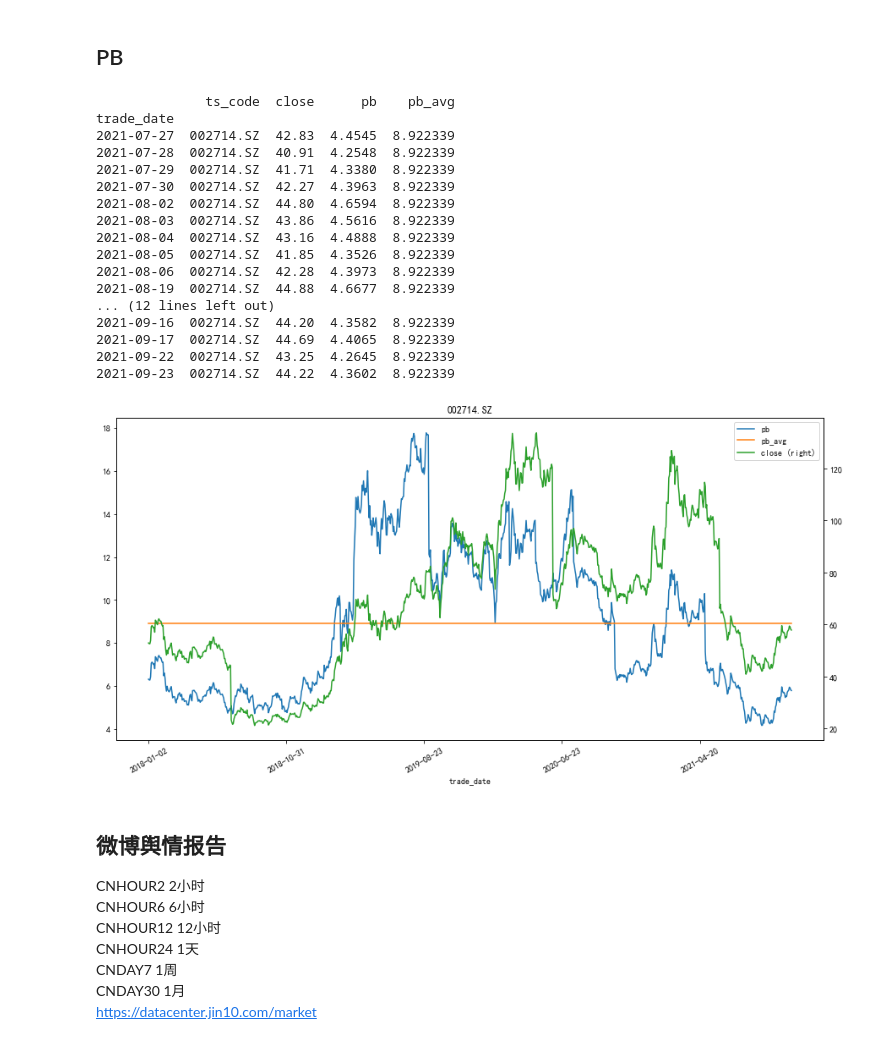
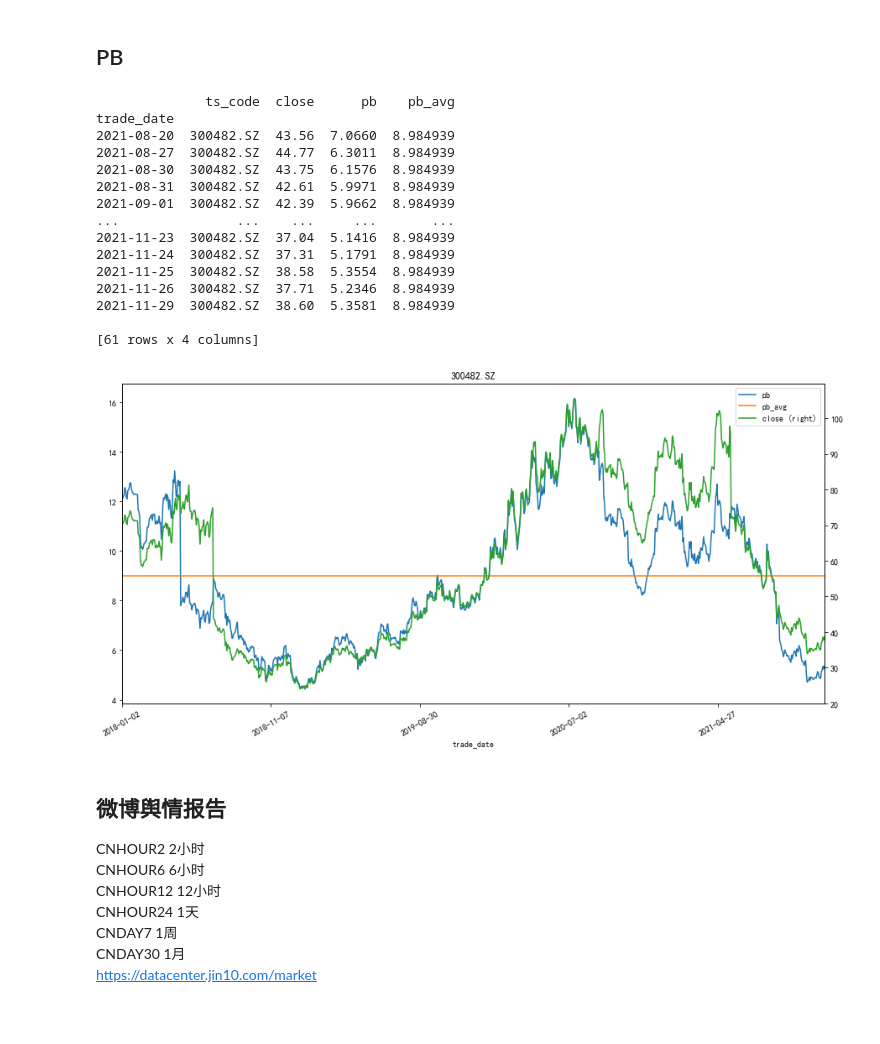
Before and after one commit to rufushuachen/code_bk, a Jupyter notebook: china_econmic_analysis.ipynb, the cells around one changed output. Cells and saved outputs as stored; diff of their text form; code cells hidden in the pictures; blank space fills up the shorter version.

```diff
--- a/china_econmic_analysis.ipynb
+++ b/china_econmic_analysis.ipynb
@@ -956,3 +1075,10 @@ series_pct.sort_values(ascending=False)
 非银金融    -0.55
 银行      -1.16
 Name: 涨跌幅(%), dtype: float64
+# %%
+pro = ts.pro_api()
+df = pro.index_basic(market='SZSE')
+df
+code = df[df['category']=='策略指数'].ts_code.values
+name = df[df['category']=='策略指数'].name.values
+dict(zip(name,code))
@@ -1414,13 +1558,13 @@ class Security_PE(object):
 
 if __name__ == "__main__":
     pro = ts.pro_api()
-    df = pro.query('daily_basic', ts_code='600598.SH',start_date='20090101', end_date='20211109',fields='ts_code,trade_date,pe_ttm,close')
+    df = pro.query('daily_basic', ts_code='300482.SZ',start_date='20090101', end_date='20211129',fields='ts_code,trade_date,pe_ttm,close')
 
     stock = Security_PE(df)
     str0 = df.iloc[0,0]
     str1 =  datetime.now().strftime("%Y-%m-%d")  #取当前日期
     data = pd.read_csv(str0 +'-' +str1 + '_PE.csv',index_col='trade_date')
-    data = data.loc['2018-01-01':'2021-11-09']  #选取时间段
+    data = data.loc['2018-01-01':'2021-11-29']  #选取时间段
     stock.plot(data)
     stock.cal(data)
 # %% [output]
@@ -1460,51 +1604,49 @@ class Security_PB(object):
 
     def push_data(self):
         self.df['trade_date']  = df.trade_date.apply(lambda x: datetime.strptime(x,'%Y%m%d'))
         self.df.set_index('trade_date',inplace=True)
         self.df.sort_index(inplace=True)
         self.df['pb_avg'] = self.df.pb.mean()
         str0 = self.df.iloc[0,0]
         str1 =  datetime.now().strftime("%Y-%m-%d")  #取当前日期
         self.df.to_csv(str0 +'-' +str1 + '_PB.csv') #存储文件
 
     def plot(self,data):
         data['pb_avg'] = data['pb'].mean()
 #         data[['pb','pb_avg']].plot(figsize=(15,7),title=data.iloc[0,0],rot=30)
         data[['pb','pb_avg','close']].plot(figsize=(15,7),title=data.iloc[0,0],rot=30,secondary_y=['close'])
     def cal(self,data):
 
         data = data[data.index>'2021-01-01']
         print(data[data['close'] < 45])
 if __name__ == "__main__":
     pro = ts.pro_api()
-    df = pro.query('daily_basic', ts_code='002714.SZ',start_date='20090101', end_date='20211108',fields='ts_code,trade_date,pb,close')
+    df = pro.query('daily_basic', ts_code='300482.SZ',start_date='20090101', end_date='20211129',fields='ts_code,trade_date,pb,close')
 
     stock = Security_PB(df)
     str0 = df.iloc[0,0]
     str1 =  datetime.now().strftime("%Y-%m-%d")  #取当前日期
     data = pd.read_csv(str0 +'-' +str1 + '_PB.csv',index_col='trade_date')
-    data = data.loc['2018-01-01':'2021-11-08']  #选取时间段
+    data = data.loc['2018-01-01':'2021-11-29']  #选取时间段
     stock.plot(data)
     stock.cal(data)
 # %% [output]
               ts_code  close      pb    pb_avg
 trade_date
-2021-07-27  002714.SZ  42.83  4.4545  8.922339
-2021-07-28  002714.SZ  40.91  4.2548  8.922339
-2021-07-29  002714.SZ  41.71  4.3380  8.922339
-2021-07-30  002714.SZ  42.27  4.3963  8.922339
-2021-08-02  002714.SZ  44.80  4.6594  8.922339
-2021-08-03  002714.SZ  43.86  4.5616  8.922339
-2021-08-04  002714.SZ  43.16  4.4888  8.922339
-2021-08-05  002714.SZ  41.85  4.3526  8.922339
-2021-08-06  002714.SZ  42.28  4.3973  8.922339
-2021-08-19  002714.SZ  44.88  4.6677  8.922339
-... (12 lines left out)
-2021-09-16  002714.SZ  44.20  4.3582  8.922339
-2021-09-17  002714.SZ  44.69  4.4065  8.922339
-2021-09-22  002714.SZ  43.25  4.2645  8.922339
-2021-09-23  002714.SZ  44.22  4.3602  8.922339
+2021-08-20  300482.SZ  43.56  7.0660  8.984939
+2021-08-27  300482.SZ  44.77  6.3011  8.984939
+2021-08-30  300482.SZ  43.75  6.1576  8.984939
+2021-08-31  300482.SZ  42.61  5.9971  8.984939
+2021-09-01  300482.SZ  42.39  5.9662  8.984939
+...               ...    ...     ...       ...
+2021-11-23  300482.SZ  37.04  5.1416  8.984939
+2021-11-24  300482.SZ  37.31  5.1791  8.984939
+2021-11-25  300482.SZ  38.58  5.3554  8.984939
+2021-11-26  300482.SZ  37.71  5.2346  8.984939
+2021-11-29  300482.SZ  38.60  5.3581  8.984939
+
+[61 rows x 4 columns]
-[figure, old version]
+[figure, new version]
 # %% [markdown]
 ## 微博舆情报告
 CNHOUR2	2小时
```
Also changed, not shown: parts of 6 cells of this notebook, 6 other files.
